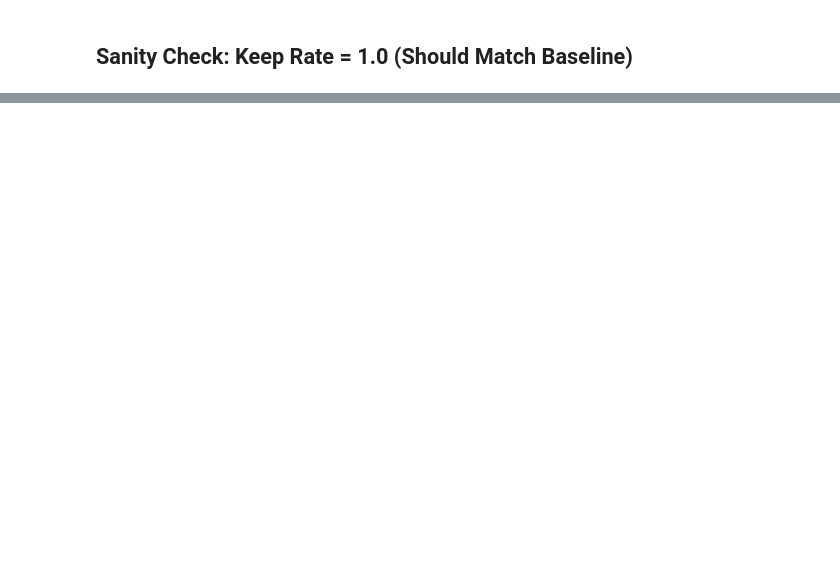
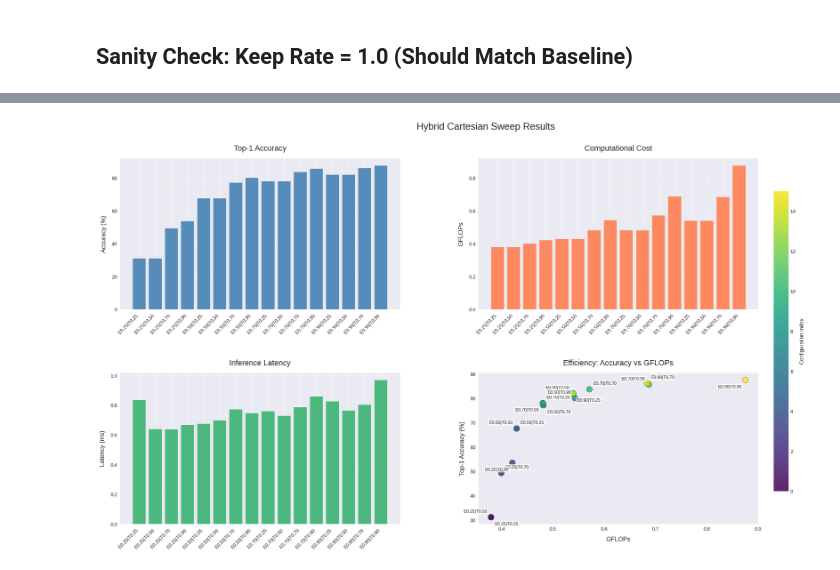
Before and after one commit to Chalhotra/ViT-Token-Economy, a Jupyter notebook: notebooks/06_evit_tome_testing.ipynb, the cells around one changed output, grey strips where cells are left out. Cells and saved outputs as stored; diff of their text form; code cells hidden in the pictures; blank space fills up the shorter version.

Commit message:
add visualisations

```diff
--- a/notebooks/06_evit_tome_testing.ipynb
+++ b/notebooks/06_evit_tome_testing.ipynb
@@ -539,3 +800,7 @@ for evit_r in rates:
+# %%
+plot_hybrid_results_spacious(results)
+# %% [output]
+[figure, added]
 # %%
 # Accuracy/GFLOPs analysis (separate cell): rank configs and report best
 if 'df_cart' in globals() and isinstance(df_cart, pd.DataFrame) and not df_cart.empty:
```
Also changed, not shown: parts of 11 cells of this notebook.
